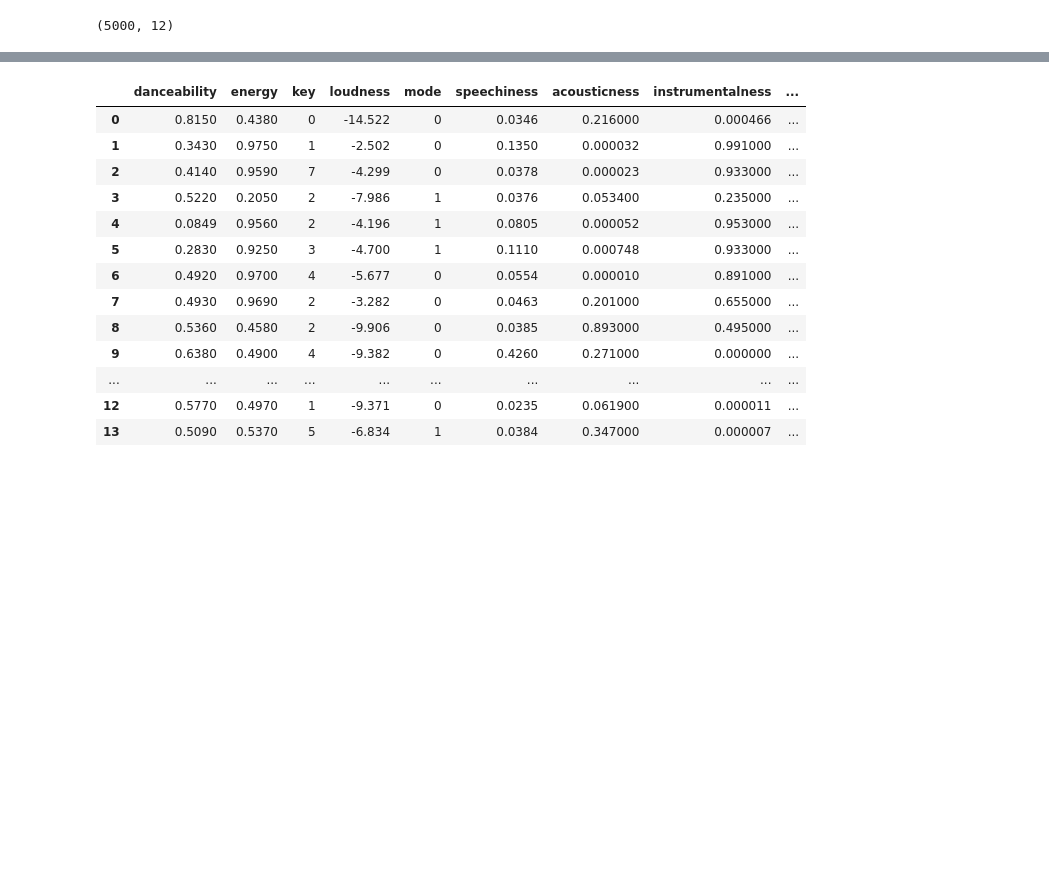
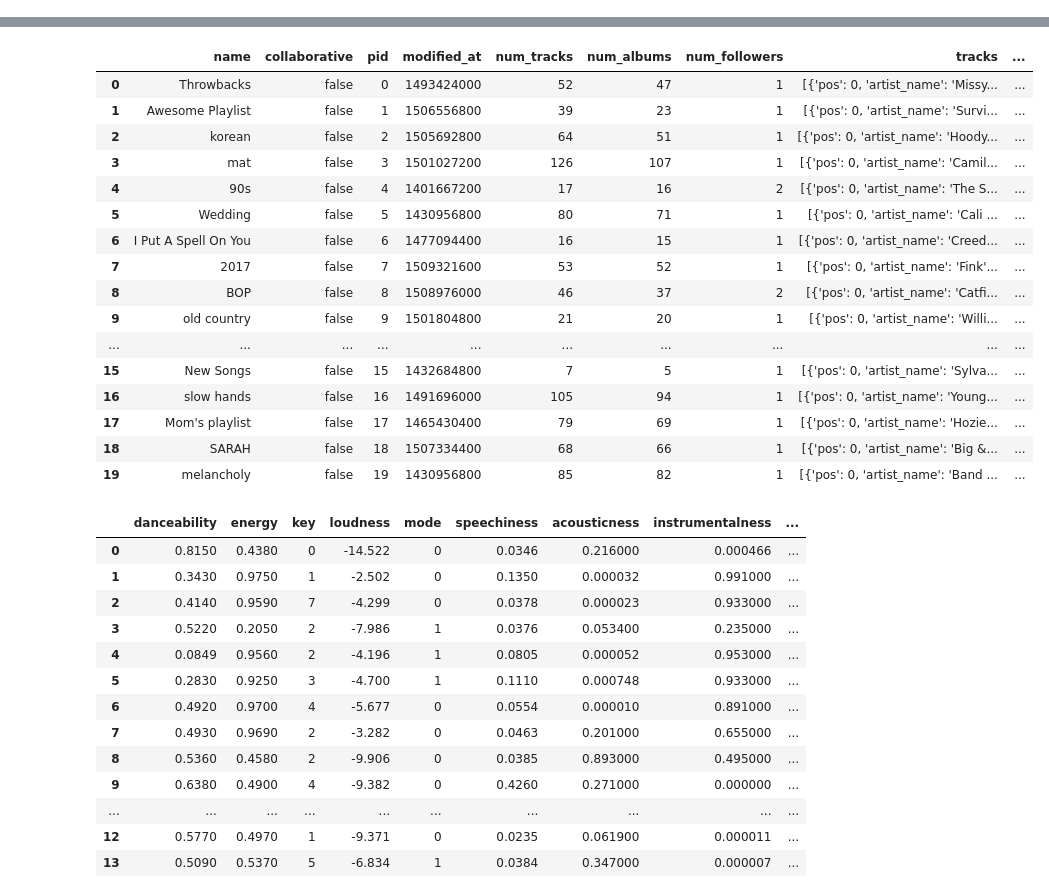
Before and after one commit to SimonasBubnys/recommender-systems, a Jupyter notebook: song_recommendation_cos_sim.ipynb, the cells around one changed output, grey strips where cells are left out. Drawn from its saved outputs; the diff is of its cells as text; code cells hidden in the pictures; blank space fills up the shorter version.

```diff
--- a/song_recommendation_cos_sim.ipynb
+++ b/song_recommendation_cos_sim.ipynb
@@ -7,7 +7,6 @@ from IPython.display import display
 # tracks = pd.DataFrame(d['playlists'][0]['tracks'])
 
 # create list of playlists
-import MMR
 
 playlists = []
 path = 'data'
@@ -25,4 +24,5 @@ playlists = pd.concat(playlists)
 playlists = playlists.reset_index(drop=True)
 print(playlists.shape)
 #track0 = pd.DataFrame(playlists['tracks'][0]).reset_index(drop=True)
+display(playlists.head(20))
 # %% [output]
@@ -33 +29,0 @@ ResourceWarning: Enable tracemalloc to get the object allocation traceback
-(5000, 12)
@@ -35,3 +30,20 @@ ResourceWarning: Enable tracemalloc to get the object allocation traceback
+|  | name | collaborative | pid | modified_at | num_tracks | num_albums | num_followers | tracks | ... |
+| 0 | Throwbacks | false | 0 | 1493424000 | 52 | 47 | 1 | [{'pos': 0, 'artist_name': 'Missy... | ... |
+| 1 | Awesome Playlist | false | 1 | 1506556800 | 39 | 23 | 1 | [{'pos': 0, 'artist_name': 'Survi... | ... |
+| 2 | korean | false | 2 | 1505692800 | 64 | 51 | 1 | [{'pos': 0, 'artist_name': 'Hoody... | ... |
+| 3 | mat | false | 3 | 1501027200 | 126 | 107 | 1 | [{'pos': 0, 'artist_name': 'Camil... | ... |
+| 4 | 90s | false | 4 | 1401667200 | 17 | 16 | 2 | [{'pos': 0, 'artist_name': 'The S... | ... |
+| 5 | Wedding | false | 5 | 1430956800 | 80 | 71 | 1 | [{'pos': 0, 'artist_name': 'Cali ... | ... |
+| 6 | I Put A Spell On You | false | 6 | 1477094400 | 16 | 15 | 1 | [{'pos': 0, 'artist_name': 'Creed... | ... |
+| 7 | 2017 | false | 7 | 1509321600 | 53 | 52 | 1 | [{'pos': 0, 'artist_name': 'Fink'... | ... |
+| 8 | BOP | false | 8 | 1508976000 | 46 | 37 | 2 | [{'pos': 0, 'artist_name': 'Catfi... | ... |
+| 9 | old country | false | 9 | 1501804800 | 21 | 20 | 1 | [{'pos': 0, 'artist_name': 'Willi... | ... |
+| ... | ... | ... | ... | ... | ... | ... | ... | ... | ... |
+| 15 | New Songs | false | 15 | 1432684800 | 7 | 5 | 1 | [{'pos': 0, 'artist_name': 'Sylva... | ... |
+| 16 | slow hands | false | 16 | 1491696000 | 105 | 94 | 1 | [{'pos': 0, 'artist_name': 'Young... | ... |
+| 17 | Mom's playlist | false | 17 | 1465430400 | 79 | 69 | 1 | [{'pos': 0, 'artist_name': 'Hozie... | ... |
+| 18 | SARAH | false | 18 | 1507334400 | 68 | 66 | 1 | [{'pos': 0, 'artist_name': 'Big &... | ... |
+| 19 | melancholy | false | 19 | 1430956800 | 85 | 82 | 1 | [{'pos': 0, 'artist_name': 'Band ... | ... |
 # %%
 import spotipy
 from spotipy.oauth2 import SpotifyClientCredentials as cc
```
Also changed, not shown: parts of 1 cell of this notebook, 2 other files.
